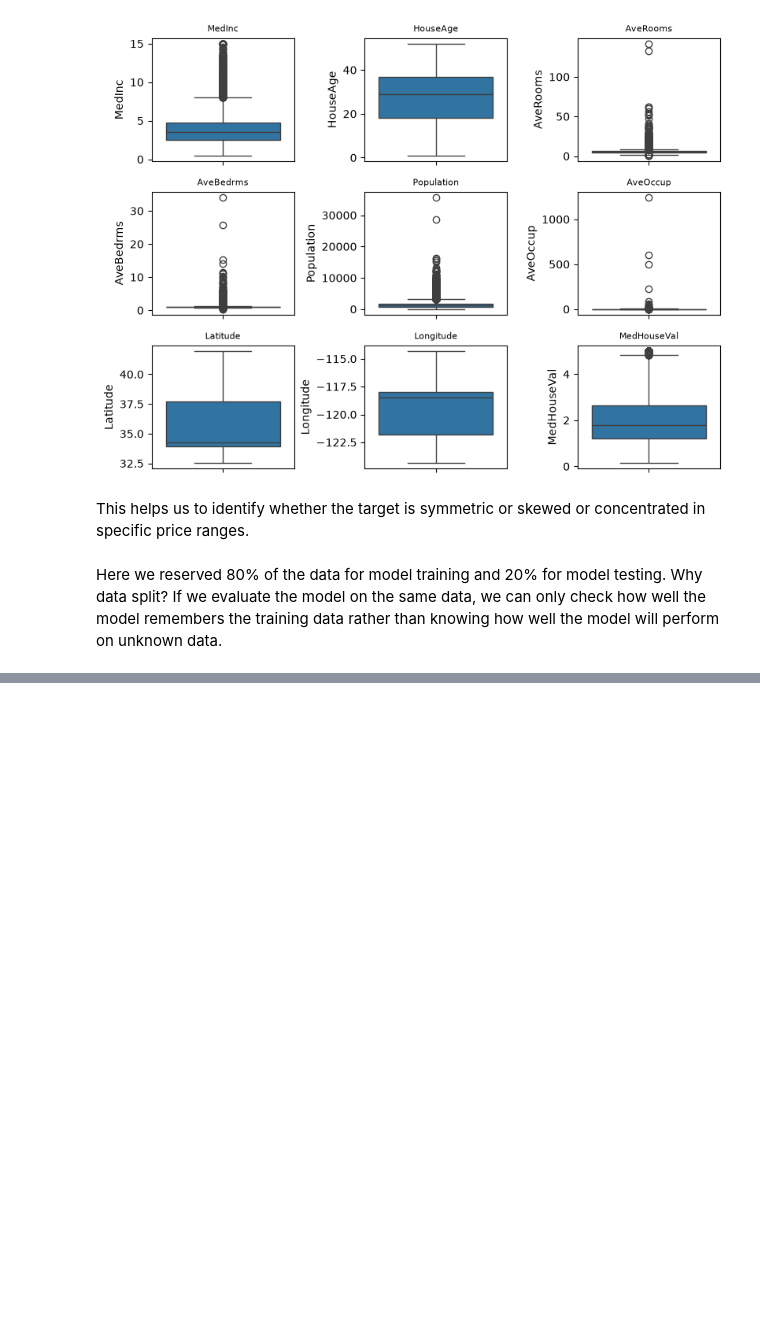
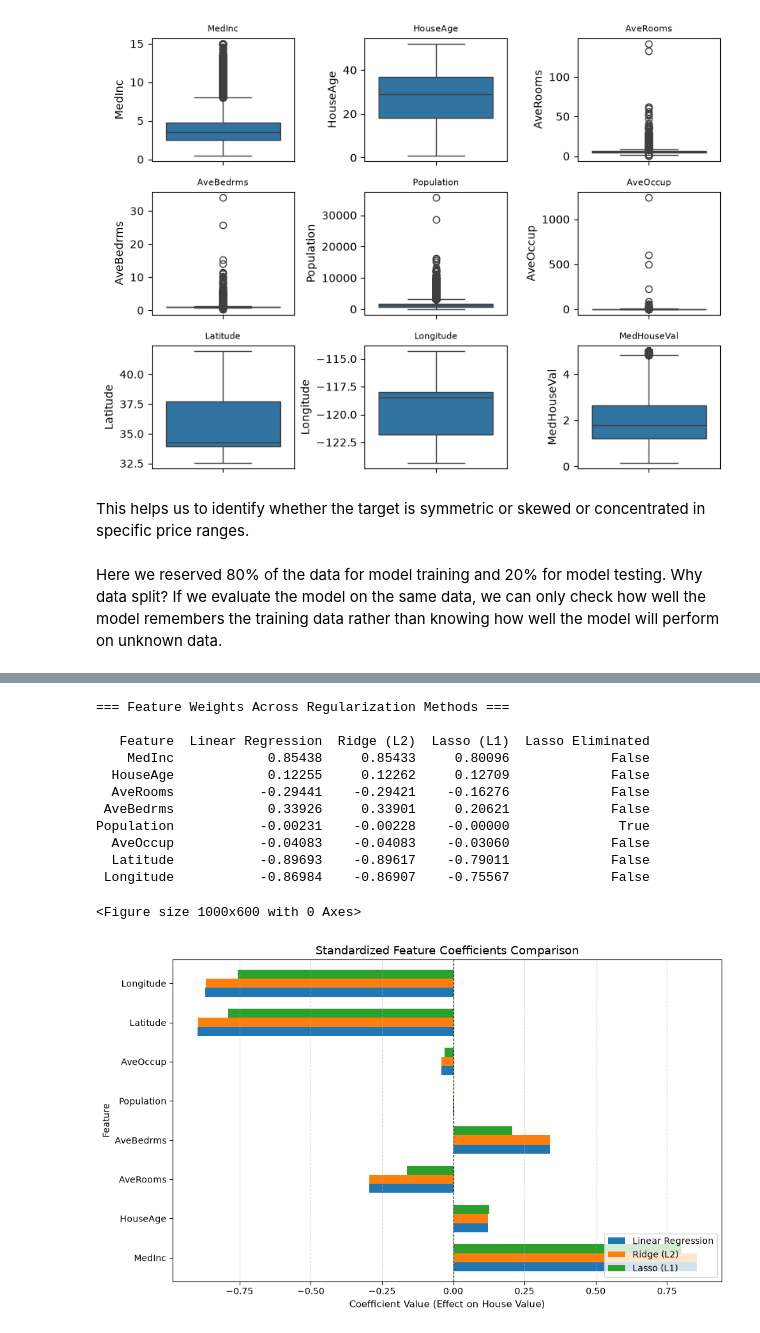
Before and after one commit to dheeraj-srma/House-Price-Prediction-Model, a Jupyter notebook: house_price_prd.ipynb, the cells around one changed output, grey strips where cells are left out. Cells and saved outputs as stored; diff of their text form; code cells hidden in the pictures; blank space fills up the shorter version.

Commit message:
Compare the differences between the accuracies obtained using ridge and lasso regression in House Price Prediction

```diff
--- a/house_price_prd.ipynb
+++ b/house_price_prd.ipynb
@@ -272,0 +511,39 @@ print("\nFeatures eliminated by Lasso:",
+# %%
+coef_df = pd.DataFrame({
+    "Feature": X.columns,
+    "Linear Regression": linear_model.coef_,
+    "Ridge (L2)": ridge_model.coef_,
+    "Lasso (L1)": lasso_model.coef_
+})
+
+coef_df["Lasso Eliminated"] = np.isclose(coef_df["Lasso (L1)"], 0.0)
+
+print("=== Feature Weights Across Regularization Methods ===\n")
+print(coef_df.round(5).to_string(index=False))
+
+# Visual Comparison of Coefficients
+plt.figure(figsize=(10, 6))
+coef_df.set_index("Feature")[["Linear Regression", "Ridge (L2)", "Lasso (L1)"]].plot(
+    kind="barh", figsize=(10, 6), width=0.7
+)
+plt.title("Standardized Feature Coefficients Comparison", fontsize=13)
+plt.xlabel("Coefficient Value (Effect on House Value)", fontsize=11)
+plt.axvline(0, color="black", linestyle="--", linewidth=0.8)
+plt.grid(axis="x", linestyle="--", alpha=0.5)
+plt.legend(loc="lower right")
+plt.tight_layout()
+plt.show()
+# %% [output]
+=== Feature Weights Across Regularization Methods ===
+
+   Feature  Linear Regression  Ridge (L2)  Lasso (L1)  Lasso Eliminated
+    MedInc            0.85438     0.85433     0.80096             False
+  HouseAge            0.12255     0.12262     0.12709             False
+  AveRooms           -0.29441    -0.29421    -0.16276             False
+ AveBedrms            0.33926     0.33901     0.20621             False
+Population           -0.00231    -0.00228    -0.00000              True
+  AveOccup           -0.04083    -0.04083    -0.03060             False
+  Latitude           -0.89693    -0.89617    -0.79011             False
+ Longitude           -0.86984    -0.86907    -0.75567             False
+<Figure size 1000x600 with 0 Axes>
+[figure, added]
```
Also changed, not shown: parts of 17 cells of this notebook.
